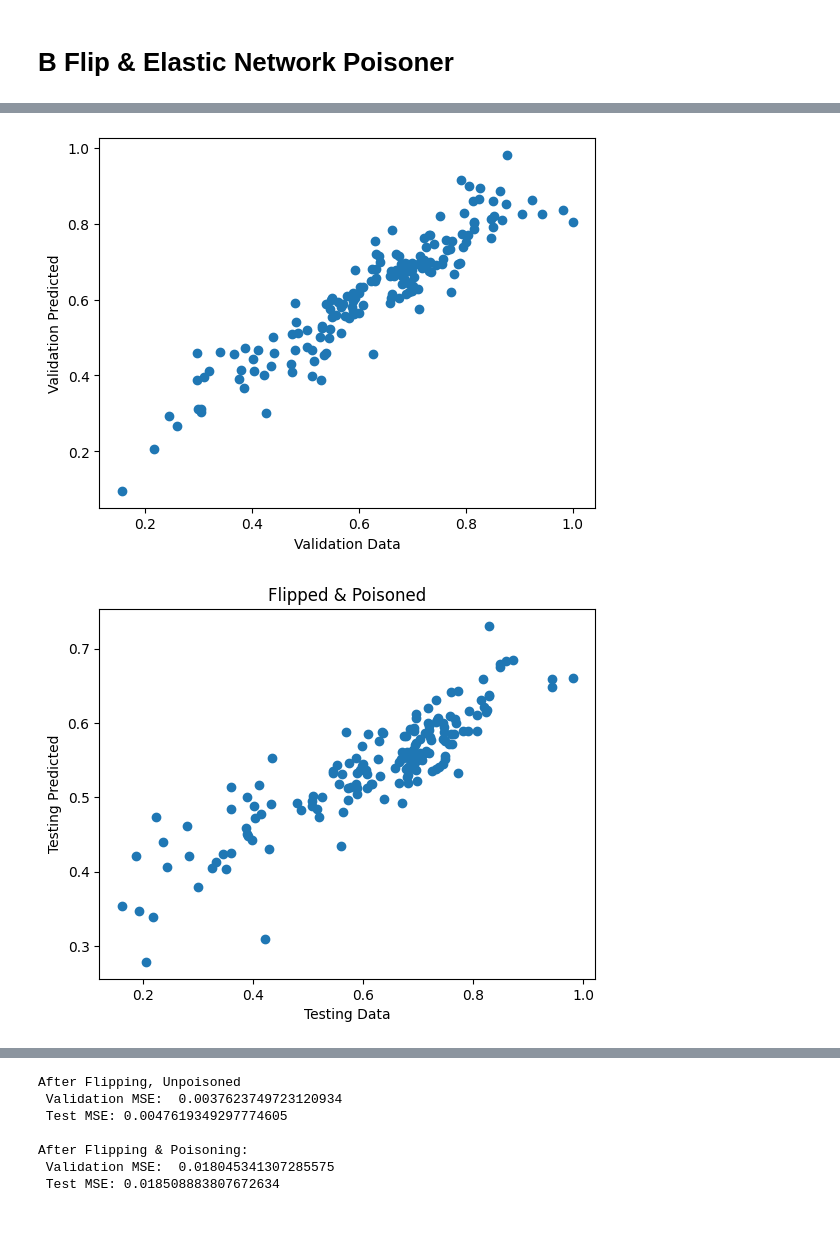
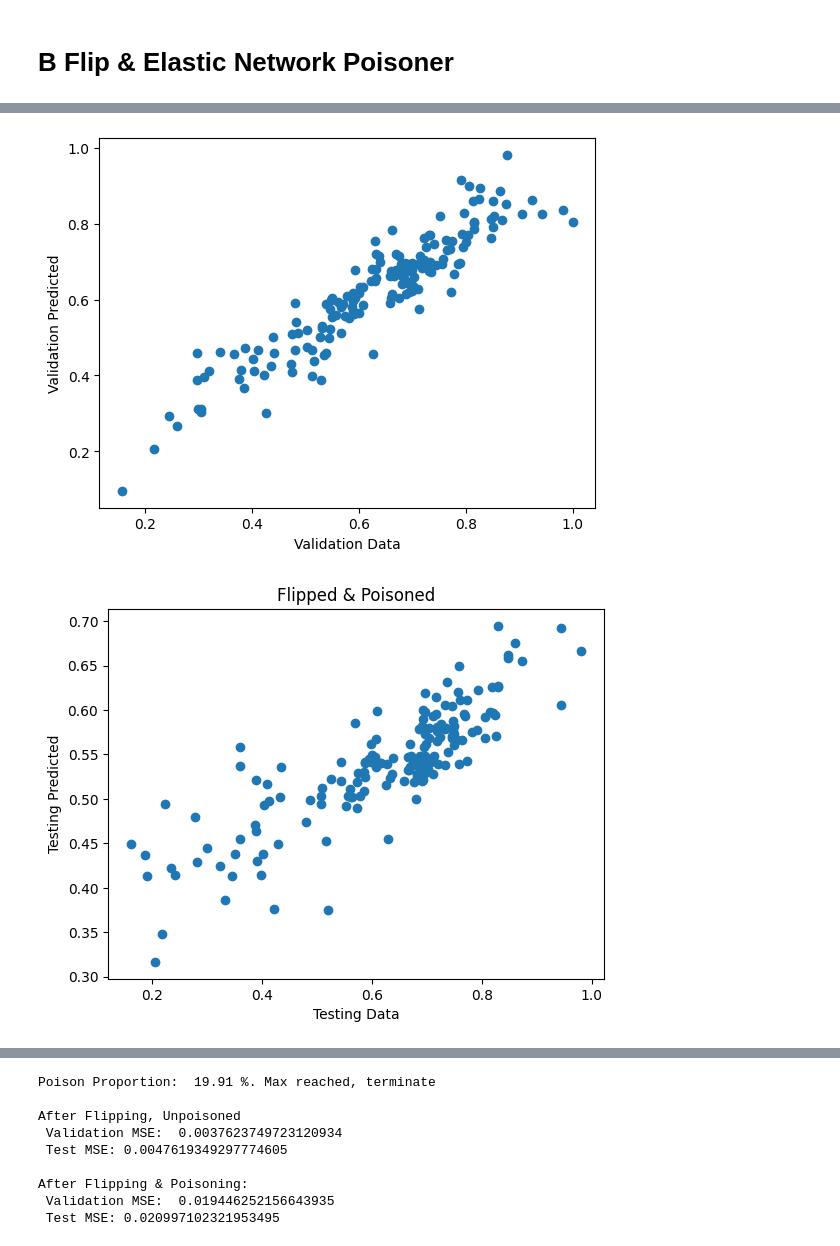
Before and after one commit to wushuoran/COMP0055GroupCW, a Jupyter notebook: ATTACK_e_net.ipynb, the cells around one changed output, grey strips where cells are left out. Saved outputs shown, nothing was run; the diff lists cells and outputs as text; code cells hidden in the pictures.

```diff
--- a/ATTACK_e_net.ipynb
+++ b/ATTACK_e_net.ipynb
@@ -51,14 +34,14 @@ Posion count:  300  Train count:  1319  Test count:  165  Proportion of poisonin
 x_pois, y_pois = flip_data.flip_data.inverse_flip(poi_train_x,poi_train_y,poison_ct)
 
 # define parameters for poisoner
-eta = 0.1 # gradient descent step size (note gradients are normalized)
+eta = 0.01 # gradient descent step size (note gradients are normalized)
 beta = 0.05 # decay rate for line search
 sigma = 0.9 # line search stop condition
-epsilon = 1e-3 # poisoning stop condition
+epsilon = 1e-4 # poisoning stop condition
 stop1 = 3
 stop2 = 10
-stop3 = 4
-decrease_rate = 0.7
+stop3 = 5
+decrease_rate = 0.85
 
 poiser = gd_poisoner.e_net_poisoner(poi_train_x, poi_train_y, poi_test_x, poi_test_y, poi_val_x, poi_val_y, eta, beta, sigma, epsilon)
 classifier, _ = poiser.learn_model(np.concatenate((poi_train_x, x_pois), axis=0), poi_train_y + y_pois, None)
@@ -74,22 +57,20 @@ for i in  range(5):
     current_y_pois = y_pois[:sample_amt]
     # poison data
     x_pois_result, y_pois_result = poiser.poison_data(current_x_pois, current_y_pois,stop1, stop2, stop3, decrease_rate)
-    print(x_pois_result.shape,poi_train_x.shape)
     x_poised = np.concatenate((poi_train_x,x_pois_result),axis = 0)
     y_poised = poi_train_y + y_pois_result
     # train the model on poisoned data
-    classifier_poised, _ = poiser.learn_model(x_poised,y_poised,None)
+    classifier_poised, lam = poiser.learn_model(x_poised,y_poised,None)
+    print("Poisoned classifier: ", classifier_poised, ", \nReturned lambda: ", lam)
     classifier = poiser.init_classifier
-    print("x_pois_result len: ",len(x_pois_result),", y_pois_result len: ",len(y_pois_result),", x_poised len: ",len(x_poised),", y_poised len: ",len(y_poised))
-    print("classifier_poised ",classifier_poised,", classifier2 ",classifier)
-    print(" ")
     if i != 4:
         err_unpoised = poiser.compute_error(classifier,False,False)
         err = poiser.compute_error(classifier_poised,False,False)
+        print("\nPoison Proportion: ", round(current_prop*100,2),"%")
     else:
         err_unpoised = poiser.compute_error(classifier,True,False)
         err = poiser.compute_error(classifier_poised,True,True)
-
-print("\nAfter Flipping, Unpoisoned \n Validation MSE: ", err_unpoised[0], "\n Test MSE:", err_unpoised[1])
-print("\nAfter Flipping & Poisoning:\n Validation MSE: ", err[0], "\n Test MSE:", err[1])
+        print("\nPoison Proportion: ", round(total_prop*100,2), "%. Max reached, terminate")
+    print("\nAfter Flipping, Unpoisoned \n Validation MSE: ", err_unpoised[0], "\n Test MSE:", err_unpoised[1])
+    print("\nAfter Flipping & Poisoning:\n Validation MSE: ", err[0], "\n Test MSE:", err[1])
 # %% [output]
@@ -141,23 +124,21 @@ for i in  range(5):
     current_y_pois = y_pois[:sample_amt]
     # poison data
     x_pois_result, y_pois_result = poiser.poison_data(current_x_pois, current_y_pois,stop1, stop2, stop3, decrease_rate)
-    print(x_pois_result.shape,poi_train_x.shape)
     x_poised = np.concatenate((poi_train_x,x_pois_result),axis = 0)
     y_poised = poi_train_y + y_pois_result
     # train the model on poisoned data
-    classifier_poised, _ = poiser.learn_model(x_poised,y_poised,None)
+    classifier_poised, lam = poiser.learn_model(x_poised,y_poised,None)
+    print("Poisoned classifier: ", classifier_poised, ", \nReturned lambda: ", lam)
     classifier = poiser.init_classifier
-    print("x_pois_result len: ",len(x_pois_result),", y_pois_result len: ",len(y_pois_result),", x_poised len: ",len(x_poised),", y_poised len: ",len(y_poised))
-    print("classifier_poised ",classifier_poised,", classifier2 ",classifier)
-    print(" ")
     if i != 4:
         err_unpoised = poiser.compute_error(classifier,False,False)
         err = poiser.compute_error(classifier_poised,False,False)
+        print("\nPoison Proportion: ", round(current_prop*100,2),"%")
     else:
         err_unpoised = poiser.compute_error(classifier,True,False)
         err = poiser.compute_error(classifier_poised,True,True)
-
-print("\nAfter Flipping, Unpoisoned \n Validation MSE: ", err_unpoised[0], "\n Test MSE:", err_unpoised[1])
-print("\nAfter Flipping & Poisoning:\n Validation MSE: ", err[0], "\n Test MSE:", err[1])
+        print("\nPoison Proportion: ", round(total_prop*100,2), "%. Max reached, terminate")
+    print("\nAfter Flipping, Unpoisoned \n Validation MSE: ", err_unpoised[0], "\n Test MSE:", err_unpoised[1])
+    print("\nAfter Flipping & Poisoning:\n Validation MSE: ", err[0], "\n Test MSE:", err[1])
 # %% [output]
 classifier:  ElasticNet(alpha=7.432486579840555e-05, max_iter=10000, warm_start=True)
@@ -180,3 +161,3 @@ classifier_poised  ElasticNet(alpha=7.432486579840555e-05, max_iter=10000, warm_
 [figure]
 [figure]
-[figure, old version]
+[figure, new version]
@@ -184,7 +165,9 @@ classifier_poised  ElasticNet(alpha=7.432486579840555e-05, max_iter=10000, warm_
+Poison Proportion:  19.91 %. Max reached, terminate
+
 After Flipping, Unpoisoned
  Validation MSE:  0.0037623749723120934
  Test MSE: 0.0047619349297774605
 
 After Flipping & Poisoning:
- Validation MSE:  0.018045341307285575
- Test MSE: 0.018508883807672634
+ Validation MSE:  0.019446252156643935
+ Test MSE: 0.020997102321953495
```
Also changed, not shown: parts of 3 cells of this notebook, 5 other files.
